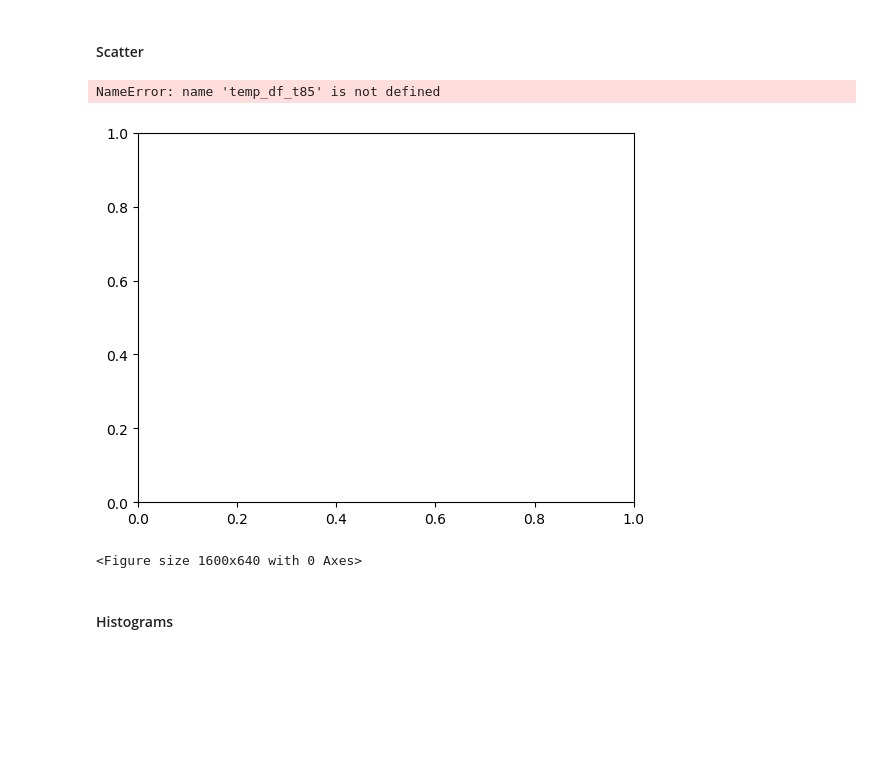
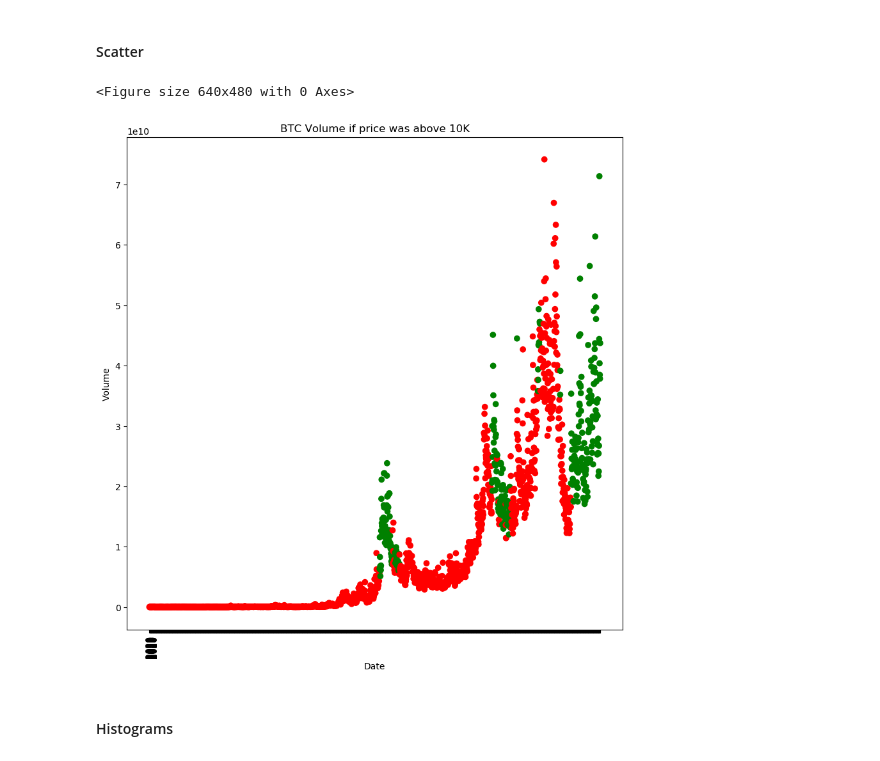
Before and after one commit to aiola-lab/tomers-playground, a Jupyter notebook: Vis-library-review/Visualisation libraries tests.ipynb, the cells around one changed output. Cells and saved outputs as stored; diff of their text form; code cells hidden in the pictures; blank space fills up the shorter version.

```diff
--- a/Vis-library-review/Visualisation libraries tests.ipynb
+++ b/Vis-library-review/Visualisation libraries tests.ipynb
@@ -221,38 +229,39 @@ low = df['Low'][1800:].tolist()
 close = df['Close'][1800:].tolist()
 volume = df['Volume'][1800:].to_numpy()
 
+temp_df_t85 = df.tail(100).nlargest(85, 'Volume')
+temp_df_b85 = df.tail(100).nsmallest(15, 'Volume')
+
 fig = plt.figure()
 plt.figure(figsize=(20, 8), dpi=80)
 ax1 = fig.add_subplot(111)
 
-ax1.scatter(temp_df_t85.Date, temp_df_t85.Volume, marker="P", label='Top Q85')
+ax1.scatter(temp_df_t85.Date, temp_df_t85.Volume, marker="P", label='Top T85')
 ax1.scatter(temp_df_b85.Date, temp_df_b85.Volume, marker='o', label='Bottom Q85')
 
 ax1.axes.set_xticklabels(date_list, rotation=90)
 ax.set_xlim(['2019-09-01', '2020-12-31'])
 plt.show()
-# %% [output]
-NameError: name 'temp_df_t85' is not defined
-[figure, removed]
-<Figure size 1600x640 with 0 Axes>
 # %%
 df['Above_10'] = df['High'].apply(lambda x: '1' if x > 10000 else '0')
 df['Below_10'] = df['High'].apply(lambda x: '1' if x < 10000 else '0')
 
 
 fig = plt.figure()
 fig, ax = plt.subplots()
 
 colors = {'1':'green', '0':'red'}
 
 ax.scatter(df['Date'], df['Volume'], c=df['Above_10'].map(colors))
 ax.axes.set_xticklabels(date_list, rotation=90)
 plt.title("BTC Volume if price was above 10K")
 plt.xlabel("Date")
 plt.ylabel("Volume")
-ax.set_xlim(['2017-09-01', '2020-12-31'])
 plt.gcf().set_size_inches((10, 10))
 plt.show()
+# %% [output]
+<Figure size 640x480 with 0 Axes>
+[figure, added]
 # %% [markdown]
 #### Histograms
 # %%
```
Also changed, not shown: parts of 50 cells of this notebook.
